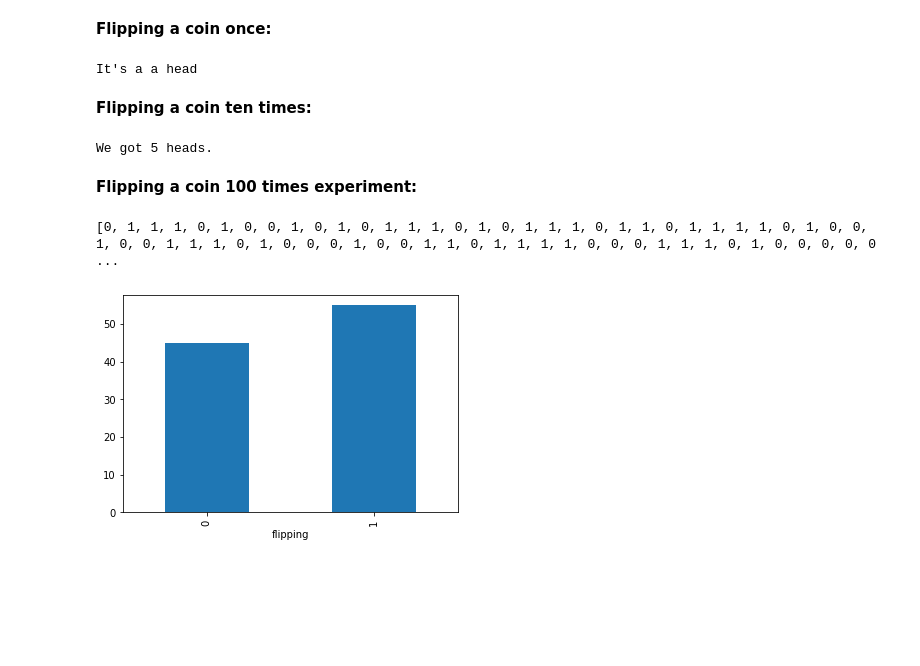
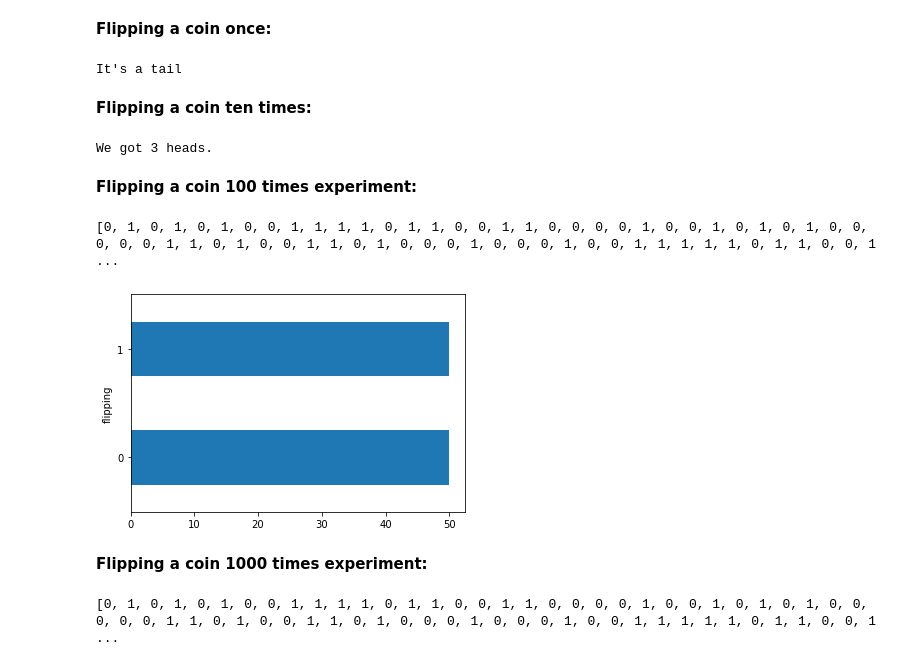
Before and after one commit to radekv23/Tasks-2020, a Jupyter notebook: Tasks.ipynb, the cells around one changed output. Drawn from its saved outputs; the diff is of its cells as text; code cells hidden in the pictures; blank space fills up the shorter version.

```diff
--- a/Tasks.ipynb
+++ b/Tasks.ipynb
@@ -198,28 +198,26 @@ Flipping a coin is considered to be a Bernoulli trial; each trial can only take
 **Flipping a coin once:**
 # %%
 # Number of trials (n), probability of a head (P), size number of experiments, deaufult 1
-flipp = np.random.binomial(1, 0.5)
-if flipp == 1:
+flip = np.random.binomial(1, 0.5)
+if flip == 1:
     print("It's a a head")
 else:
     print("It's a tail")
 # %% [output]
-It's a a head
+It's a tail
 # %% [markdown]
 **Flipping a coin ten times:**
 # %%
-flipp = np.random.binomial(10, 0.5)
-print("We got", flipp, "heads.")
+flip = np.random.binomial(10, 0.5)
+print("We got", flip, "heads.")
 # %% [output]
-We got 5 heads.
+We got 3 heads.
 # %% [markdown]
 **Flipping a coin 100 times experiment:**
 # %%
 heads = []
 
 def flipping(n):
-# creating variable to store sum of dices and seting it to 0
-    dices = 0
 # creating loop to repeat roll n times
     for i in range(n):
         flipp = np.random.binomial(1, 0.5)
@@ -227,10 +225,16 @@ def flipping(n):
     print(heads)
 flipping(100)
 # %% [output]
-[0, 1, 1, 1, 0, 1, 0, 0, 1, 0, 1, 0, 1, 1, 1, 0, 1, 0, 1, 1, 1, 0, 1, 1, 0, 1, 1, 1, 1, 0, 1, 0, 0, 1, 0, 0, 1, 1, 1, 0, 1, 0, 0, 0, 1, 0, 0, 1, 1, 0, 1, 1, 1, 1, 0, 0, 0, 1, 1, 1, 0, 1, 0, 0, 0, 0, 0 ...
+[0, 1, 0, 1, 0, 1, 0, 0, 1, 1, 1, 1, 0, 1, 1, 0, 0, 1, 1, 0, 0, 0, 0, 1, 0, 0, 1, 0, 1, 0, 1, 0, 0, 0, 0, 0, 1, 1, 0, 1, 0, 0, 1, 1, 0, 1, 0, 0, 0, 1, 0, 0, 0, 1, 0, 0, 1, 1, 1, 1, 1, 0, 1, 1, 0, 0, 1 ...
 # %%
 df = pd.DataFrame({'flipping': heads})
-df.groupby('flipping', as_index=False).size().plot(kind='bar')
+df.groupby('flipping', as_index=False).size().plot(kind='barh')
 plt.show()
 # %% [output]
-[figure, old version]
+[figure, new version]
+# %% [markdown]
+**Flipping a coin 1000 times experiment:**
+# %%
+flipping(1000)
+# %% [output]
+[0, 1, 0, 1, 0, 1, 0, 0, 1, 1, 1, 1, 0, 1, 1, 0, 0, 1, 1, 0, 0, 0, 0, 1, 0, 0, 1, 0, 1, 0, 1, 0, 0, 0, 0, 0, 1, 1, 0, 1, 0, 0, 1, 1, 0, 1, 0, 0, 0, 1, 0, 0, 0, 1, 0, 0, 1, 1, 1, 1, 1, 0, 1, 1, 0, 0, 1 ...
```
Also changed, not shown: parts of 5 cells of this notebook.
